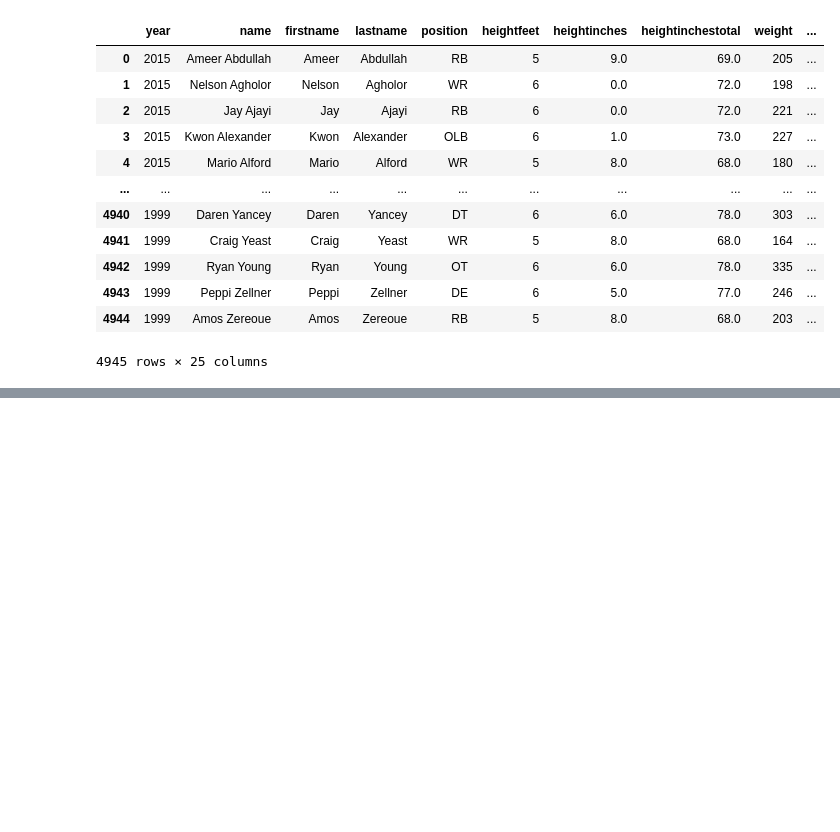
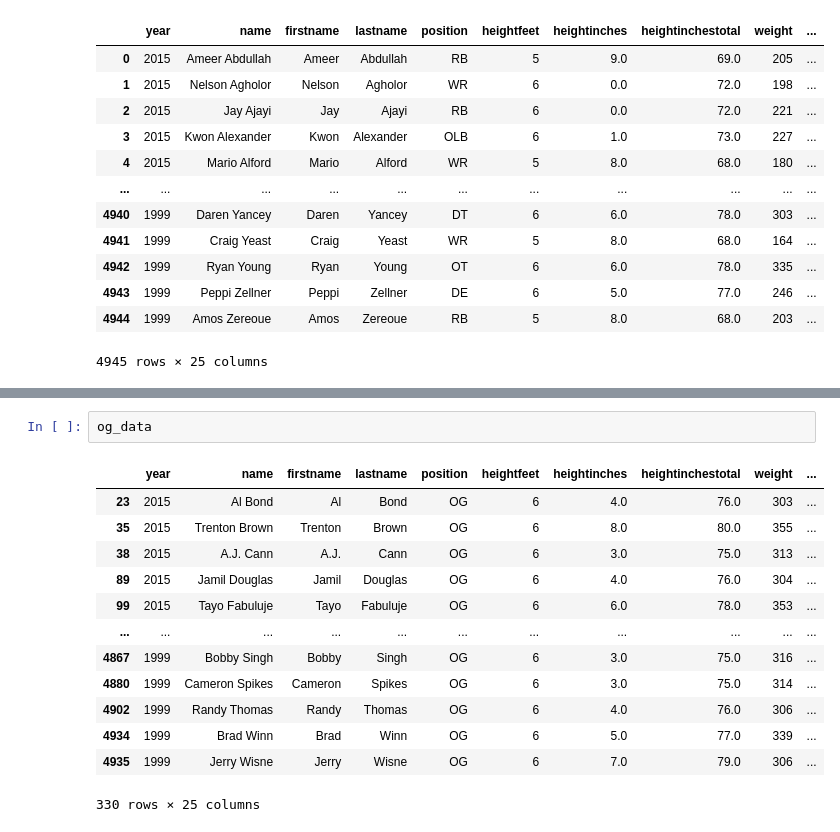
Before and after one commit to Pranav-Sukumar/NFL_Combine_Analysis, a Jupyter notebook: Srisai_Initial_Analysis/SrisaiNFL.ipynb, the cells around one changed output, grey strips where cells are left out. Drawn from its saved outputs; the diff is of its cells as text; blank space fills up the shorter version.

```diff
--- a/Srisai_Initial_Analysis/SrisaiNFL.ipynb
+++ b/Srisai_Initial_Analysis/SrisaiNFL.ipynb
@@ -24,0 +69,16 @@ raw_data
+# %%
+og_data
+# %% [output]
+|  | year | name | firstname | lastname | position | heightfeet | heightinches | heightinchestotal | weight | ... |
+| 23 | 2015 | Al Bond | Al | Bond | OG | 6 | 4.0 | 76.0 | 303 | ... |
+| 35 | 2015 | Trenton Brown | Trenton | Brown | OG | 6 | 8.0 | 80.0 | 355 | ... |
+| 38 | 2015 | A.J. Cann | A.J. | Cann | OG | 6 | 3.0 | 75.0 | 313 | ... |
+| 89 | 2015 | Jamil Douglas | Jamil | Douglas | OG | 6 | 4.0 | 76.0 | 304 | ... |
+| 99 | 2015 | Tayo Fabuluje | Tayo | Fabuluje | OG | 6 | 6.0 | 78.0 | 353 | ... |
+| ... | ... | ... | ... | ... | ... | ... | ... | ... | ... | ... |
+| 4867 | 1999 | Bobby Singh | Bobby | Singh | OG | 6 | 3.0 | 75.0 | 316 | ... |
+| 4880 | 1999 | Cameron Spikes | Cameron | Spikes | OG | 6 | 3.0 | 75.0 | 314 | ... |
+| 4902 | 1999 | Randy Thomas | Randy | Thomas | OG | 6 | 4.0 | 76.0 | 306 | ... |
+| 4934 | 1999 | Brad Winn | Brad | Winn | OG | 6 | 5.0 | 77.0 | 339 | ... |
+| 4935 | 1999 | Jerry Wisne | Jerry | Wisne | OG | 6 | 7.0 | 79.0 | 306 | ... |
+330 rows × 25 columns
```
Also changed, not shown: parts of 8 cells of this notebook.
